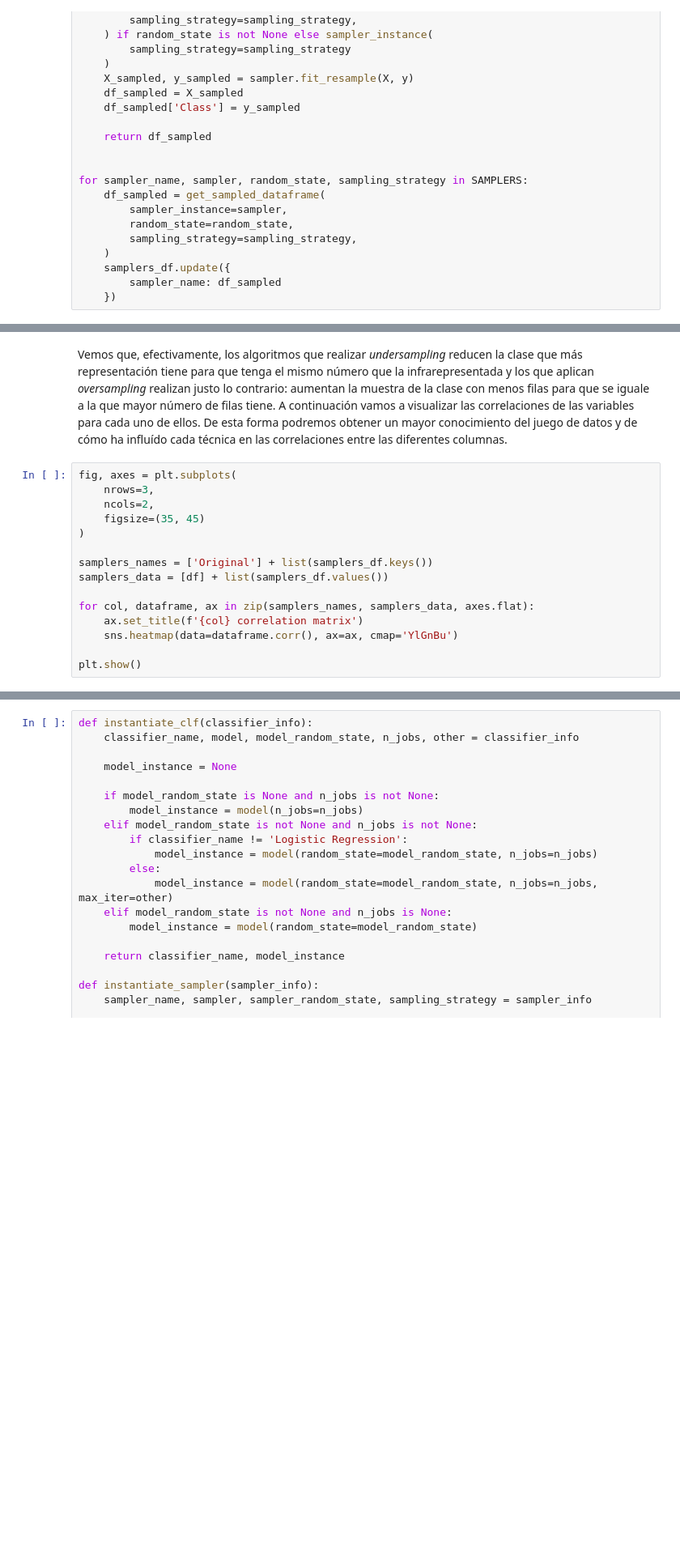
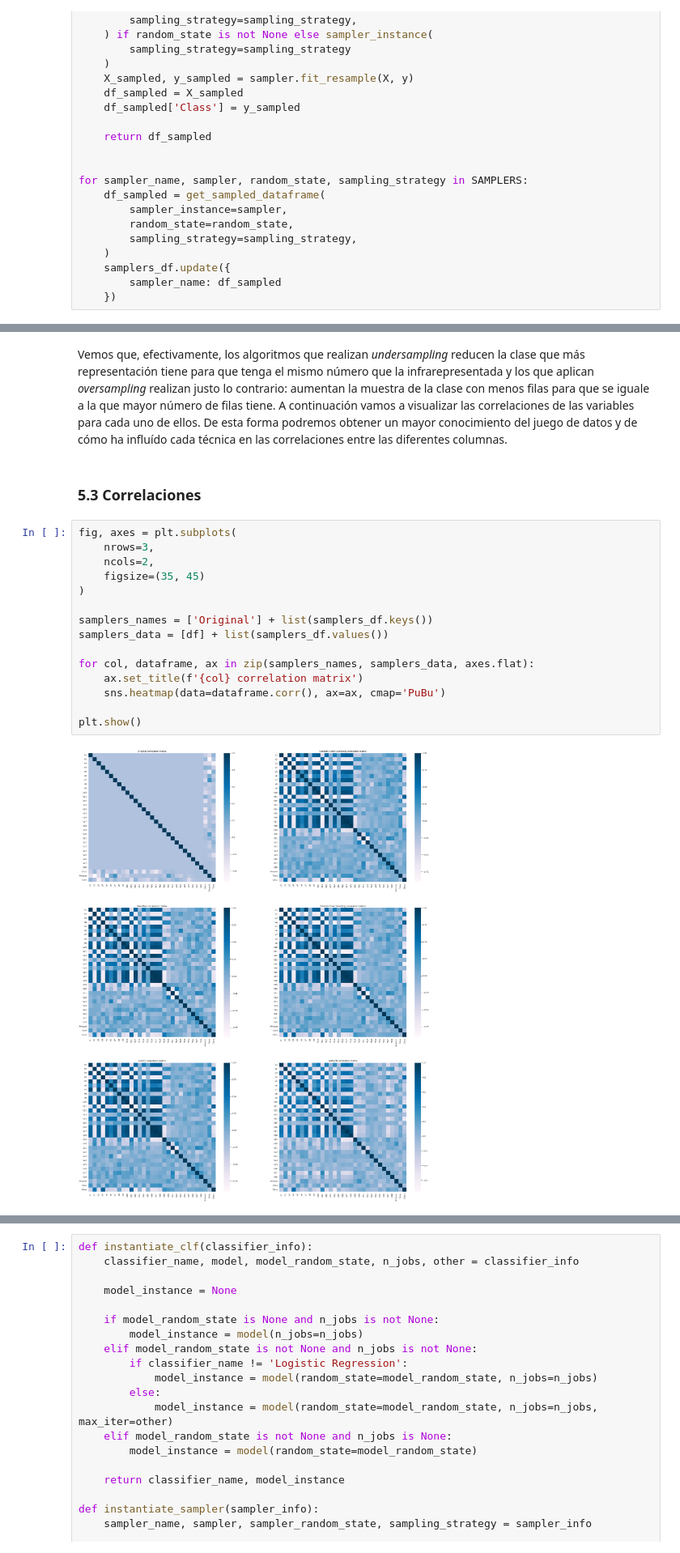
Before and after one commit to anbarquer/abarqueroc-tfm-uoc, a Jupyter notebook: credit-card-fraud.ipynb, the cells around one changed output, grey strips where cells are left out. Shown at 81% size. Cells and saved outputs as stored; diff of their text form; blank space fills up the shorter version.

```diff
--- a/credit-card-fraud.ipynb
+++ b/credit-card-fraud.ipynb
@@ -261,17 +388,21 @@ plt.show()
 # %% [markdown]
-<p>Vemos que, efectivamente, los algoritmos que realizar <i>undersampling</i> reducen la clase que más representación tiene para que tenga el mismo número que la infrarepresentada y los que aplican <i>oversampling</i> realizan justo lo contrario: aumentan la muestra de la clase con menos filas para que se iguale a la que mayor número de filas tiene. A continuación vamos a visualizar las correlaciones de las variables para cada uno de ellos. De esta forma podremos obtener un mayor conocimiento del juego de datos y de cómo ha influído cada técnica en las correlaciones entre las diferentes columnas.</p>
+Vemos que, efectivamente, los algoritmos que realizan _undersampling_ reducen la clase que más representación tiene para que tenga el mismo número que la infrarepresentada y los que aplican _oversampling_ realizan justo lo contrario: aumentan la muestra de la clase con menos filas para que se iguale a la que mayor número de filas tiene. A continuación vamos a visualizar las correlaciones de las variables para cada uno de ellos. De esta forma podremos obtener un mayor conocimiento del juego de datos y de cómo ha influído cada técnica en las correlaciones entre las diferentes columnas.
+# %% [markdown]
+### 5.3 Correlaciones <a class="anchor" id="section_5_3"></a>
 # %%
 fig, axes = plt.subplots(
     nrows=3,
     ncols=2,
     figsize=(35, 45)
 )
 
 samplers_names = ['Original'] + list(samplers_df.keys())
 samplers_data = [df] + list(samplers_df.values())
 
 for col, dataframe, ax in zip(samplers_names, samplers_data, axes.flat):
     ax.set_title(f'{col} correlation matrix')
-    sns.heatmap(data=dataframe.corr(), ax=ax, cmap='YlGnBu')
+    sns.heatmap(data=dataframe.corr(), ax=ax, cmap='PuBu')
 
 plt.show()
+# %% [output]
+[figure, added]
```
Also changed, not shown: parts of 69 cells of this notebook, 1 other file.
